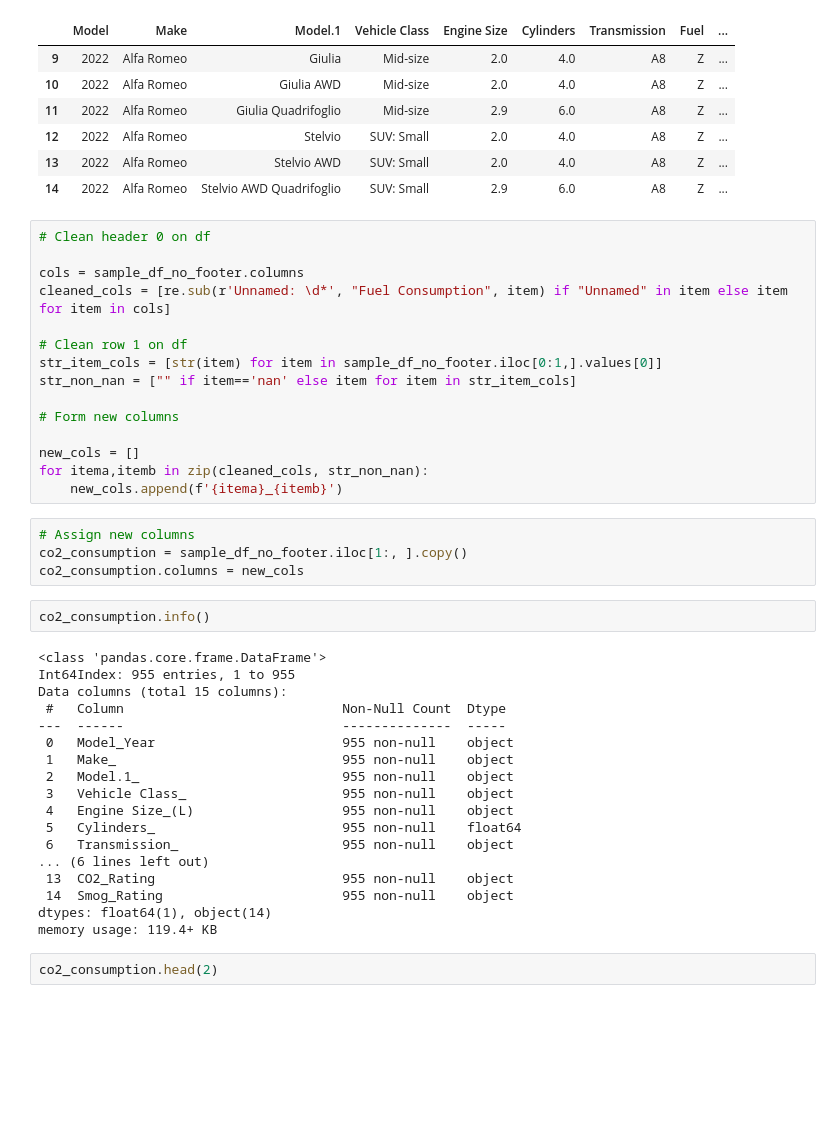
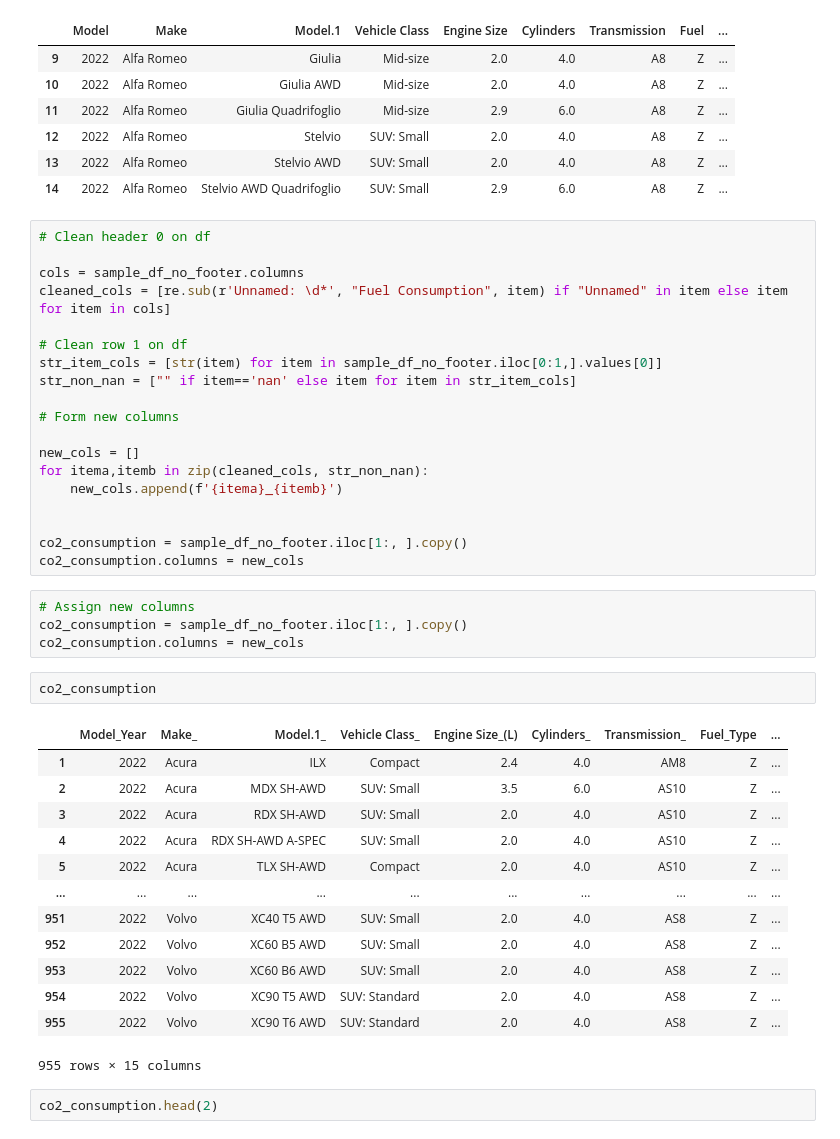
Before and after one commit to lfunderburk/machine-learning-capstone, a Jupyter notebook: notebooks/data-exploration.ipynb, the cells around one changed output. Drawn from its saved outputs; the diff is of its cells as text; blank space fills up the shorter version.

Commit message:
upgrade data wrangling script

```diff
--- a/notebooks/data-exploration.ipynb
+++ b/notebooks/data-exploration.ipynb
@@ -155,30 +155,30 @@ str_non_nan = ["" if item=='nan' else item for item in str_item_cols]
 new_cols = []
 for itema,itemb in zip(cleaned_cols, str_non_nan):
     new_cols.append(f'{itema}_{itemb}')
+
+
+co2_consumption = sample_df_no_footer.iloc[1:, ].copy()
+co2_consumption.columns = new_cols
 # %%
 # Assign new columns
 co2_consumption = sample_df_no_footer.iloc[1:, ].copy()
 co2_consumption.columns = new_cols
 # %%
-co2_consumption.info()
+co2_consumption
 # %% [output]
+|  | Model_Year | Make_ | Model.1_ | Vehicle Class_ | Engine Size_(L) | Cylinders_ | Transmission_ | Fuel_Type | ... |
+| 1 | 2022 | Acura | ILX | Compact | 2.4 | 4.0 | AM8 | Z | ... |
+| 2 | 2022 | Acura | MDX SH-AWD | SUV: Small | 3.5 | 6.0 | AS10 | Z | ... |
+| 3 | 2022 | Acura | RDX SH-AWD | SUV: Small | 2.0 | 4.0 | AS10 | Z | ... |
+| 4 | 2022 | Acura | RDX SH-AWD A-SPEC | SUV: Small | 2.0 | 4.0 | AS10 | Z | ... |
+| 5 | 2022 | Acura | TLX SH-AWD | Compact | 2.0 | 4.0 | AS10 | Z | ... |
+| ... | ... | ... | ... | ... | ... | ... | ... | ... | ... |
+| 951 | 2022 | Volvo | XC40 T5 AWD | SUV: Small | 2.0 | 4.0 | AS8 | Z | ... |
+| 952 | 2022 | Volvo | XC60 B5 AWD | SUV: Small | 2.0 | 4.0 | AS8 | Z | ... |
+| 953 | 2022 | Volvo | XC60 B6 AWD | SUV: Small | 2.0 | 4.0 | AS8 | Z | ... |
+| 954 | 2022 | Volvo | XC90 T5 AWD | SUV: Standard | 2.0 | 4.0 | AS8 | Z | ... |
+| 955 | 2022 | Volvo | XC90 T6 AWD | SUV: Standard | 2.0 | 4.0 | AS8 | Z | ... |
-<class 'pandas.core.frame.DataFrame'>
-Int64Index: 955 entries, 1 to 955
-Data columns (total 15 columns):
- #   Column                            Non-Null Count  Dtype
----  ------                            --------------  -----
- 0   Model_Year                        955 non-null    object
- 1   Make_                             955 non-null    object
- 2   Model.1_                          955 non-null    object
- 3   Vehicle Class_                    955 non-null    object
- 4   Engine Size_(L)                   955 non-null    object
- 5   Cylinders_                        955 non-null    float64
- 6   Transmission_                     955 non-null    object
-... (6 lines left out)
- 13  CO2_Rating                        955 non-null    object
- 14  Smog_Rating                       955 non-null    object
-dtypes: float64(1), object(14)
-memory usage: 119.4+ KB
+955 rows × 15 columns
 # %%
 co2_consumption.head(2)
 # %% [output]
```
Also changed, not shown: parts of 3 cells of this notebook, 1 other file.
